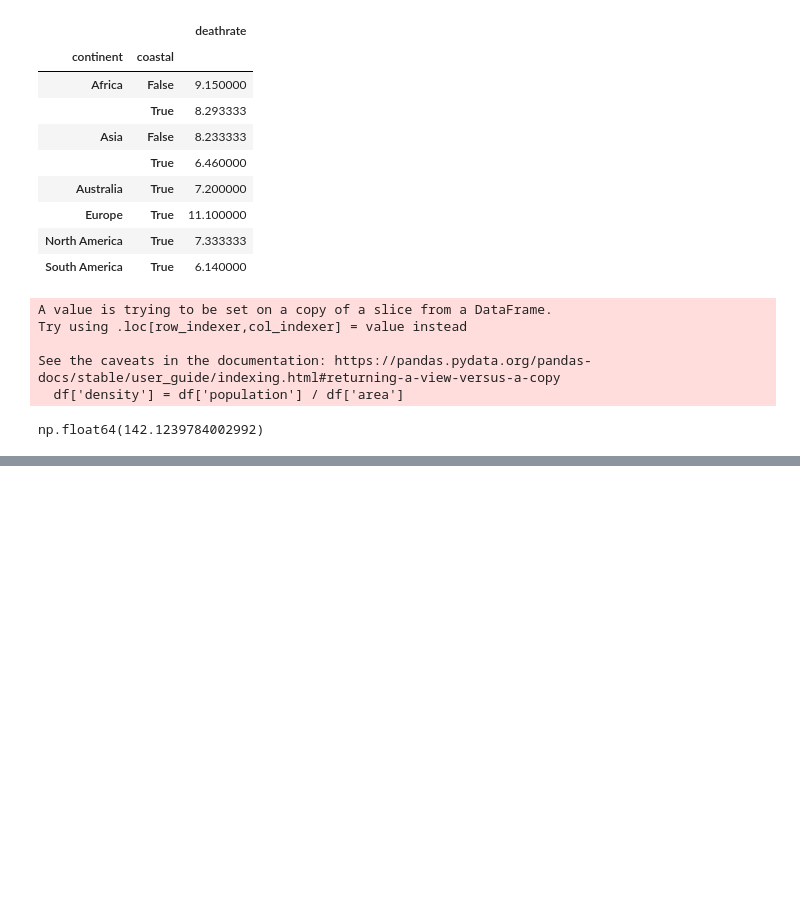
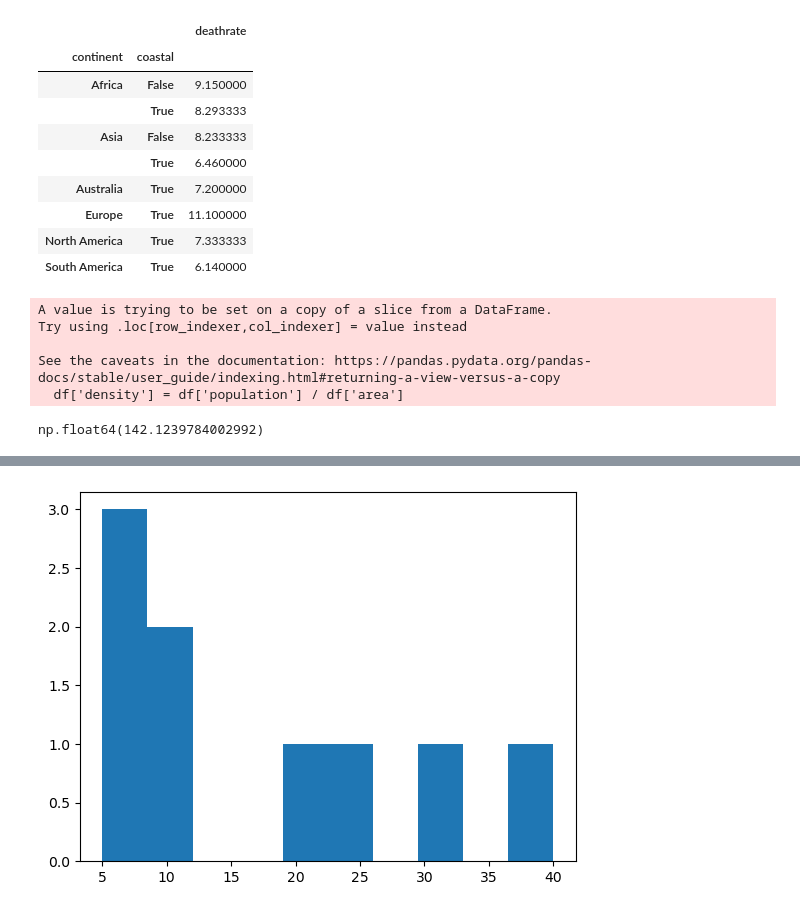
Before and after one commit to gkbichara/Programming-Tools, a Jupyter notebook: Lecture-15/notebook.ipynb, the cells around one changed output, grey strips where cells are left out. Cells and saved outputs as stored; diff of their text form; code cells hidden in the pictures; blank space fills up the shorter version.

```diff
--- a/Lecture-15/notebook.ipynb
+++ b/Lecture-15/notebook.ipynb
@@ -163,0 +162,6 @@ ModuleNotFoundError: No module named 'matplotlib'
+# %%
+x = [5,5,5,10,10,30,20,25,40]
+plt.hist(x)
+plt.show()
+# %% [output]
+[figure, added]
```
Also changed, not shown: parts of 8 cells of this notebook.
